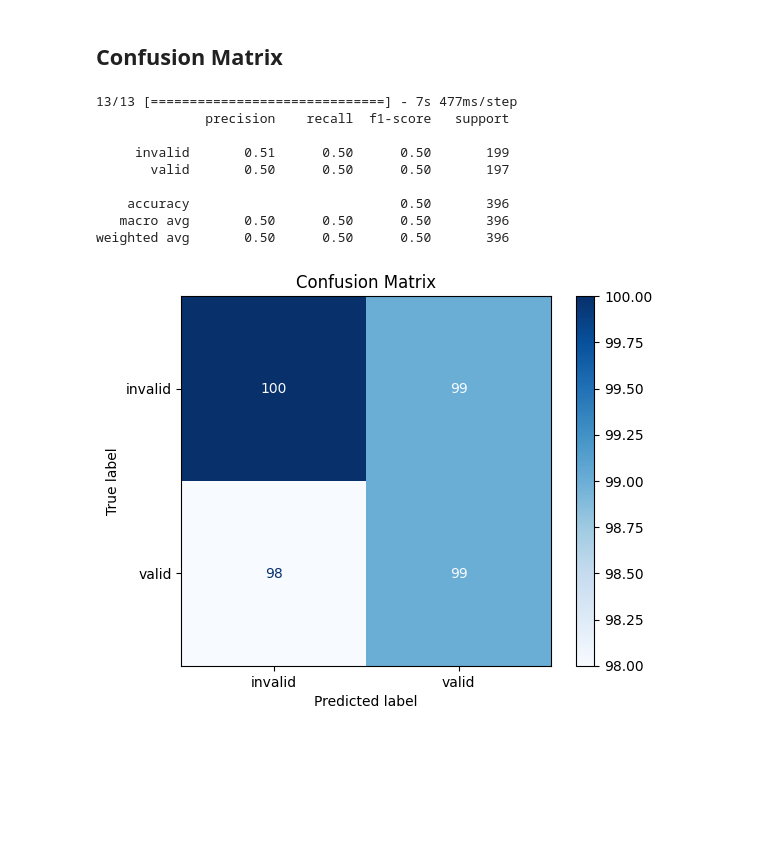
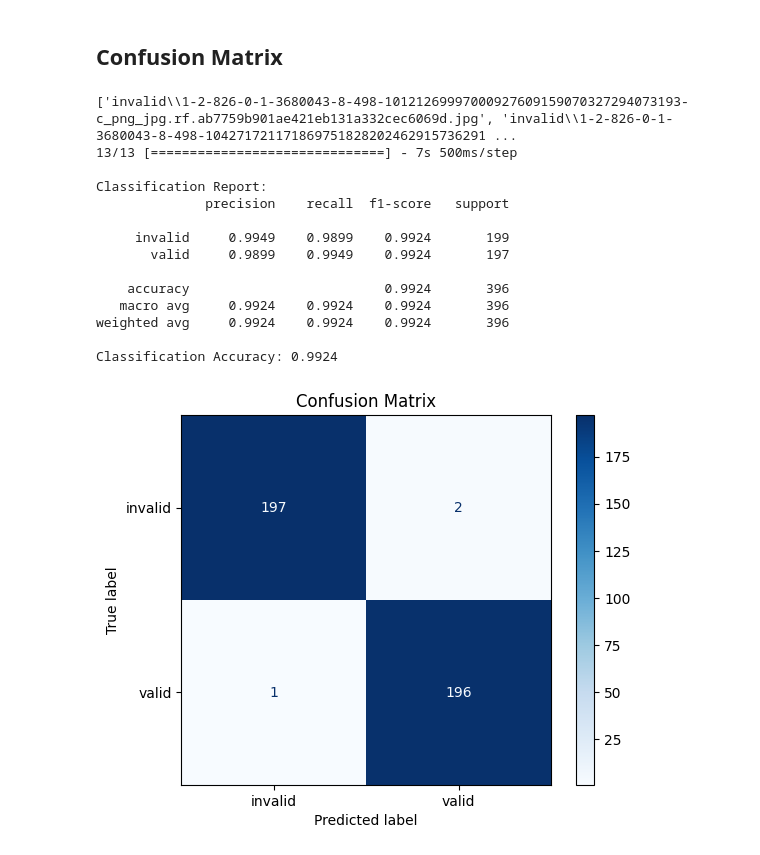
Before and after one commit to 24-25J-097/ent-disease-detection-dl-models, a Jupyter notebook: sinusitis_detection_and_severity_classification/MobileNetV2_xray_image_validator.ipynb, the cells around one changed output. Saved outputs shown, nothing was run; the diff lists cells and outputs as text; code cells hidden in the pictures; blank space fills up the shorter version.

```diff
--- a/sinusitis_detection_and_severity_classification/MobileNetV2_xray_image_validator.ipynb
+++ b/sinusitis_detection_and_severity_classification/MobileNetV2_xray_image_validator.ipynb
@@ -164,6 +162,7 @@ train_generator = train_datagen.flow_from_directory(
     target_size=(IMG_HEIGHT, IMG_WIDTH),
     batch_size=BATCH_SIZE,
     class_mode='binary',
+    shuffle=False
     # subset='training'
 )
 
@@ -172,6 +171,7 @@ val_generator = val_datagen.flow_from_directory(
     target_size=(IMG_HEIGHT, IMG_WIDTH),
     batch_size=BATCH_SIZE,
     class_mode='binary',
+    shuffle=False
     # subset='validation'
 )
 
@@ -312,42 +313,54 @@ plt.show()
 ## Confusion Matrix
 # %%
 
-from sklearn.metrics import confusion_matrix, classification_report, ConfusionMatrixDisplay
+from sklearn.metrics import confusion_matrix, classification_report, ConfusionMatrixDisplay, accuracy_score
 import seaborn as sns
 import matplotlib.pyplot as plt
 
-# Evaluate the model and get predictions
-val_generator.reset()  # Reset the generator
-predictions = model.predict(val_generator)
+print(val_generator.filenames[:10])
 
-#  Predict on test data
-predicted_classes = (predictions > 0.5).astype(int).flatten()  # Convert probabilities to binary labels
+# Get predictions from the model
+# val_generator.reset()  # Reset the generator to ensure proper alignment
+predictions = model.predict(val_generator, verbose=1)
 
 # Get true labels
 true_classes = val_generator.classes
 class_labels = list(val_generator.class_indices.keys())
 
+# Convert probabilities to binary predictions for classification report
+predicted_classes = (predictions > 0.5).astype(int).flatten()
 
-# Classification report (optional)
-print(classification_report(true_classes, predicted_classes, target_names=class_labels))
+# Generate classification report
+report = classification_report(true_classes, predicted_classes, target_names=class_labels, digits=4)
+print("\nClassification Report:")
+print(report)
+
+# Verify alignment of classification accuracy with evaluate accuracy
+classification_accuracy = accuracy_score(true_classes, predicted_classes)
+print(f"Classification Accuracy: {classification_accuracy:.4f}")
 
 #  Compute and plot confusion matrix
 cm = confusion_matrix(true_classes, predicted_classes)
 disp = ConfusionMatrixDisplay(confusion_matrix=cm, display_labels=class_labels)
 disp.plot(cmap=plt.cm.Blues)
 plt.title("Confusion Matrix")
 plt.show()
 # %% [output]
-13/13 [==============================] - 7s 477ms/step
+['invalid\\1-2-826-0-1-3680043-8-498-10121269997000927609159070327294073193-c_png_jpg.rf.ab7759b901ae421eb131a332cec6069d.jpg', 'invalid\\1-2-826-0-1-3680043-8-498-104271721171869751828202462915736291 ...
+13/13 [==============================] - 7s 500ms/step
+
+Classification Report:
               precision    recall  f1-score   support
 
-     invalid       0.51      0.50      0.50       199
-       valid       0.50      0.50      0.50       197
+     invalid     0.9949    0.9899    0.9924       199
+       valid     0.9899    0.9949    0.9924       197
 
-    accuracy                           0.50       396
-   macro avg       0.50      0.50      0.50       396
-weighted avg       0.50      0.50      0.50       396
+    accuracy                         0.9924       396
+   macro avg     0.9924    0.9924    0.9924       396
+weighted avg     0.9924    0.9924    0.9924       396
+
+Classification Accuracy: 0.9924
-[figure, old version]
+[figure, new version]
 # %%
 import numpy as np
 from sklearn.metrics import confusion_matrix, classification_report, ConfusionMatrixDisplay
```
Also changed, not shown: parts of 10 cells of this notebook, 4 other files.
